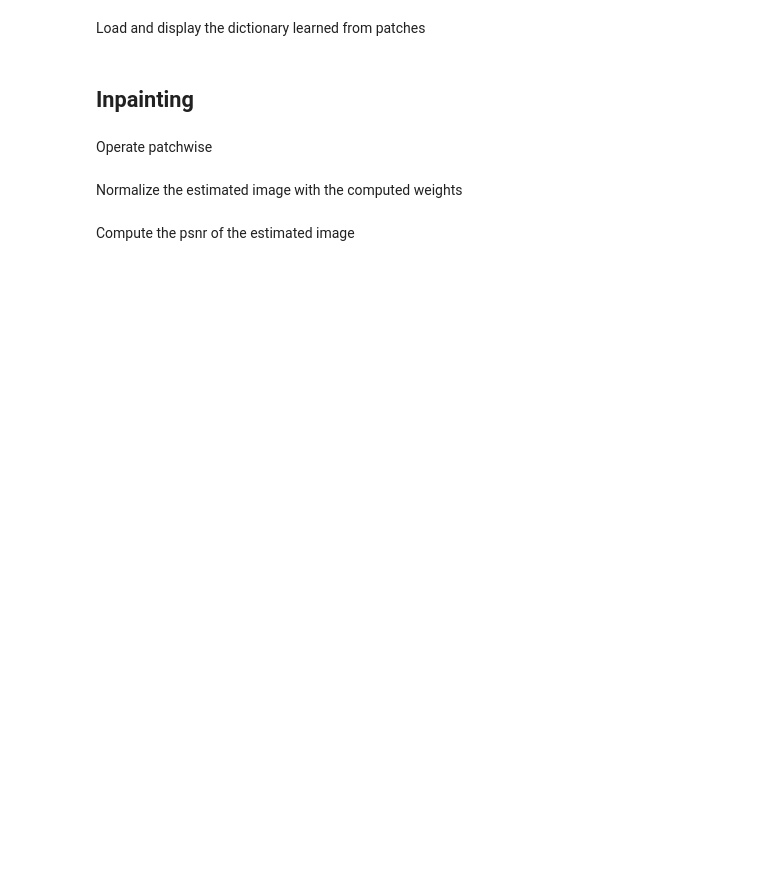
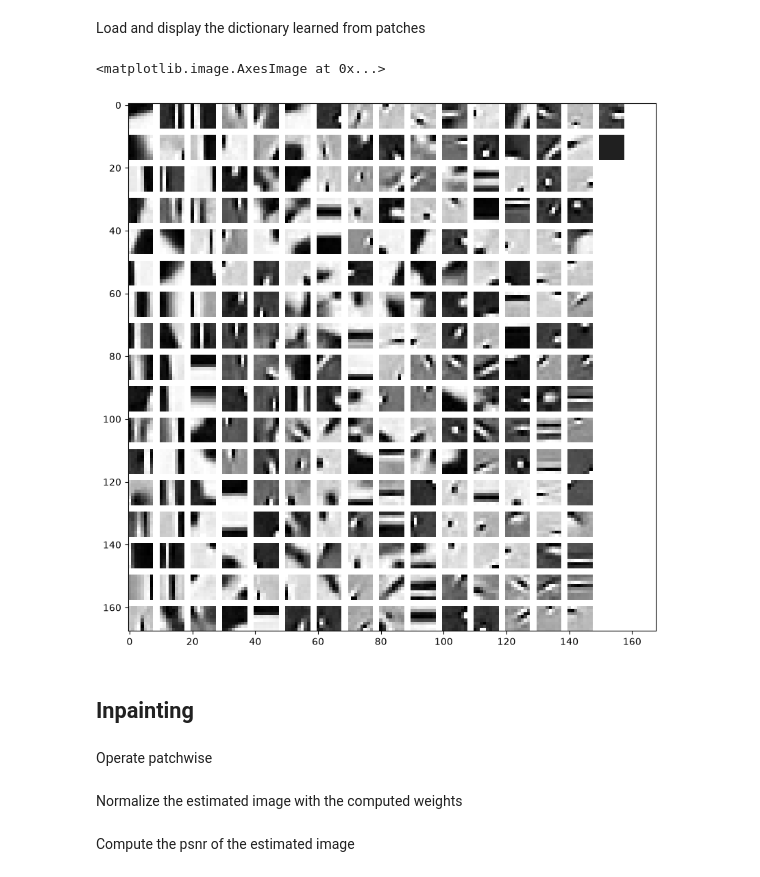
Before and after one commit to Thomas-Fabbris/MMIP-polimi, a Jupyter notebook: Assignments/lecture_8_Inpainting.ipynb, the cells around one changed output. Cells and saved outputs as stored; diff of their text form; code cells hidden in the pictures; blank space fills up the shorter version.

```diff
--- a/Assignments/lecture_8_Inpainting.ipynb
+++ b/Assignments/lecture_8_Inpainting.ipynb
@@ -165,16 +161,21 @@ ax[1].set_title(f'Dead pixels')
 # %% [markdown]
 Load and display the dictionary learned from patches
 # %%
-D = loadmat(f'{rootfolder}/data/dict_nat_img.mat')['D']
+D = loadmat(f'{ROOT_FOLDER}/dict_nat_img.mat')['D']
 
-# add a constant atom to D, KSVD was trained over patches with zero mean - and normalize it
-# UPDATE D
+new_atom = np.ones((M,1))
+new_atom /= np.linalg.norm(new_atom)
 
-# display the dictionary
+D = np.hstack((D,new_atom))
+
+# Display the dictionary
 D_img = get_dictionary_img(D)
 
 plt.figure(figsize=(10, 10))
 plt.imshow(D_img, cmap='gray')
+# %% [output]
+<matplotlib.image.AxesImage at 0x...>
+[figure, added]
 # %% [markdown]
 Inpainting
 ----------
```
Also changed, not shown: parts of 17 cells of this notebook.
